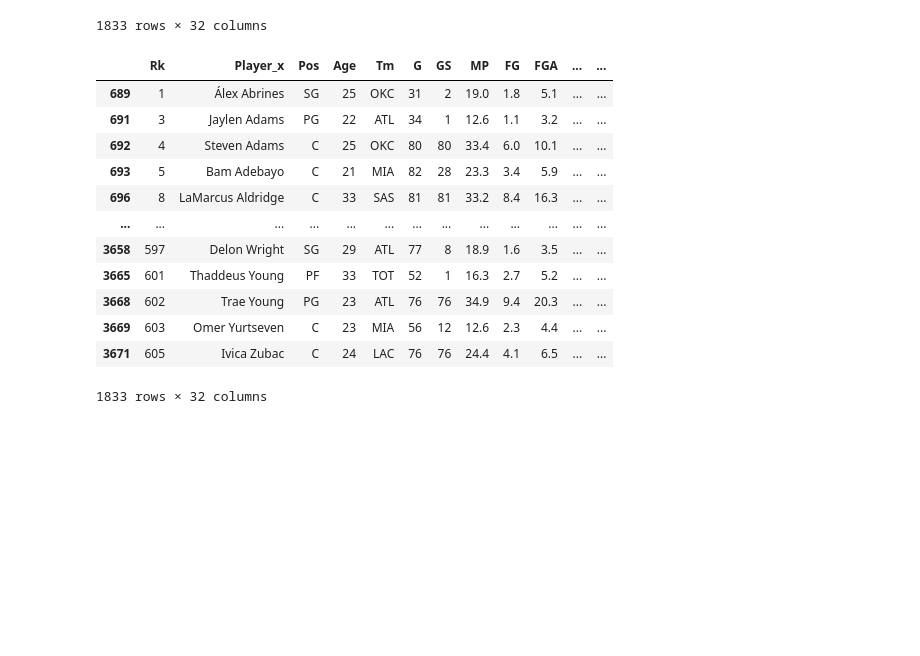
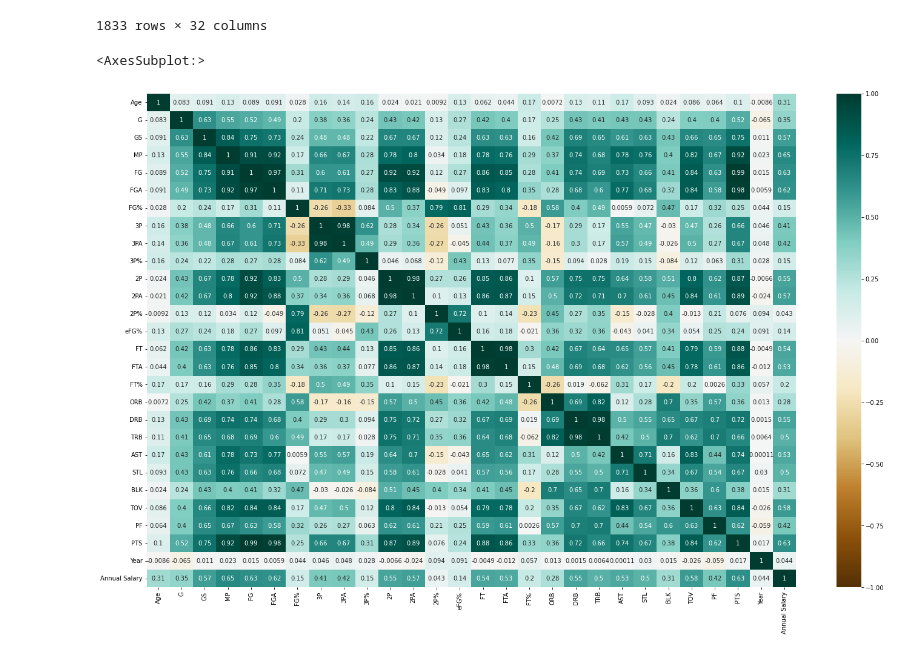
Before and after one commit to jorgecompleto/ESDA, a Jupyter notebook: Programming group project.ipynb, the cells around one changed output. Drawn from its saved outputs; the diff is of its cells as text; code cells hidden in the pictures; blank space fills up the shorter version.

```diff
--- a/Programming group project.ipynb
+++ b/Programming group project.ipynb
@@ -11,9 +13,9 @@ sal_17_18 = pd.read_csv('Datasets/DB_Salaries_17_18.csv')
 # %%
-sal_21_22 = pd.read_csv('Datasets/DB_Salaries_21_22.csv').set_index('Unnamed: 0')
-sal_20_21 = pd.read_csv('Datasets/DB_Salaries_20_21.csv').set_index('Unnamed: 0')
-sal_19_20 = pd.read_csv('Datasets/DB_Salaries_19_20.csv').set_index('Unnamed: 0')
-sal_18_19 = pd.read_csv('Datasets/DB_Salaries_18_19.csv').set_index('Unnamed: 0')
-sal_17_18 = pd.read_csv('Datasets/DB_Salaries_17_18.csv').set_index('Unnamed: 0')
+sal_21_22 = pd.read_csv('DB_Salaries_21_22.csv').set_index('Unnamed: 0')
+sal_20_21 = pd.read_csv('DB_Salaries_20_21.csv').set_index('Unnamed: 0')
+sal_19_20 = pd.read_csv('DB_Salaries_19_20.csv').set_index('Unnamed: 0')
+sal_18_19 = pd.read_csv('DB_Salaries_18_19.csv').set_index('Unnamed: 0')
+sal_17_18 = pd.read_csv('DB_Salaries_17_18.csv').set_index('Unnamed: 0')
 # %%
 sal_21_22
 # %% [output]
@@ -78,7 +80,7 @@ sal
 # %% [markdown]
 Stats pre-processing
 # %%
-stats = pd.read_csv('Datasets/Player_Stats.csv')
+stats = pd.read_csv('Player_Stats.csv')
 # %%
 stats.info()
 # %% [output]
@@ -394,19 +396,13 @@ stat
 # %%
 stat['Annual Salary'] = stat['Annual Salary'].apply(lambda x: x.replace(',',''))
 stat['Annual Salary'] = stat['Annual Salary'].apply(lambda x: x.replace('$',''))
-# %%
-stat
-# %% [output]
-|  | Rk | Player_x | Pos | Age | Tm | G | GS | MP | FG | FGA | ... | ... |
-| 689 | 1 | Álex Abrines | SG | 25 | OKC | 31 | 2 | 19.0 | 1.8 | 5.1 | ... | ... |
-| 691 | 3 | Jaylen Adams | PG | 22 | ATL | 34 | 1 | 12.6 | 1.1 | 3.2 | ... | ... |
-| 692 | 4 | Steven Adams | C | 25 | OKC | 80 | 80 | 33.4 | 6.0 | 10.1 | ... | ... |
-| 693 | 5 | Bam Adebayo | C | 21 | MIA | 82 | 28 | 23.3 | 3.4 | 5.9 | ... | ... |
-| 696 | 8 | LaMarcus Aldridge | C | 33 | SAS | 81 | 81 | 33.2 | 8.4 | 16.3 | ... | ... |
-| ... | ... | ... | ... | ... | ... | ... | ... | ... | ... | ... | ... | ... |
-| 3658 | 597 | Delon Wright | SG | 29 | ATL | 77 | 8 | 18.9 | 1.6 | 3.5 | ... | ... |
-| 3665 | 601 | Thaddeus Young | PF | 33 | TOT | 52 | 1 | 16.3 | 2.7 | 5.2 | ... | ... |
-| 3668 | 602 | Trae Young | PG | 23 | ATL | 76 | 76 | 34.9 | 9.4 | 20.3 | ... | ... |
-| 3669 | 603 | Omer Yurtseven | C | 23 | MIA | 56 | 12 | 12.6 | 2.3 | 4.4 | ... | ... |
-| 3671 | 605 | Ivica Zubac | C | 24 | LAC | 76 | 76 | 24.4 | 4.1 | 6.5 | ... | ... |
-1833 rows × 32 columns
+# %%
+cluster_corr = stat.corr(method = 'spearman')
+## matriz correlação entre todas as minhas variáveis
+figure = plt.figure(figsize = (24,15))
+## o tamanho da nova figura
+sns.heatmap(cluster_corr, annot=True, fmt = '.2g',vmin=-1, vmax=1, cmap='BrBG')
+## definir casas decimais
+# %% [output]
+<AxesSubplot:>
+[figure, added]
```
Also changed, not shown: parts of 16 cells of this notebook.
